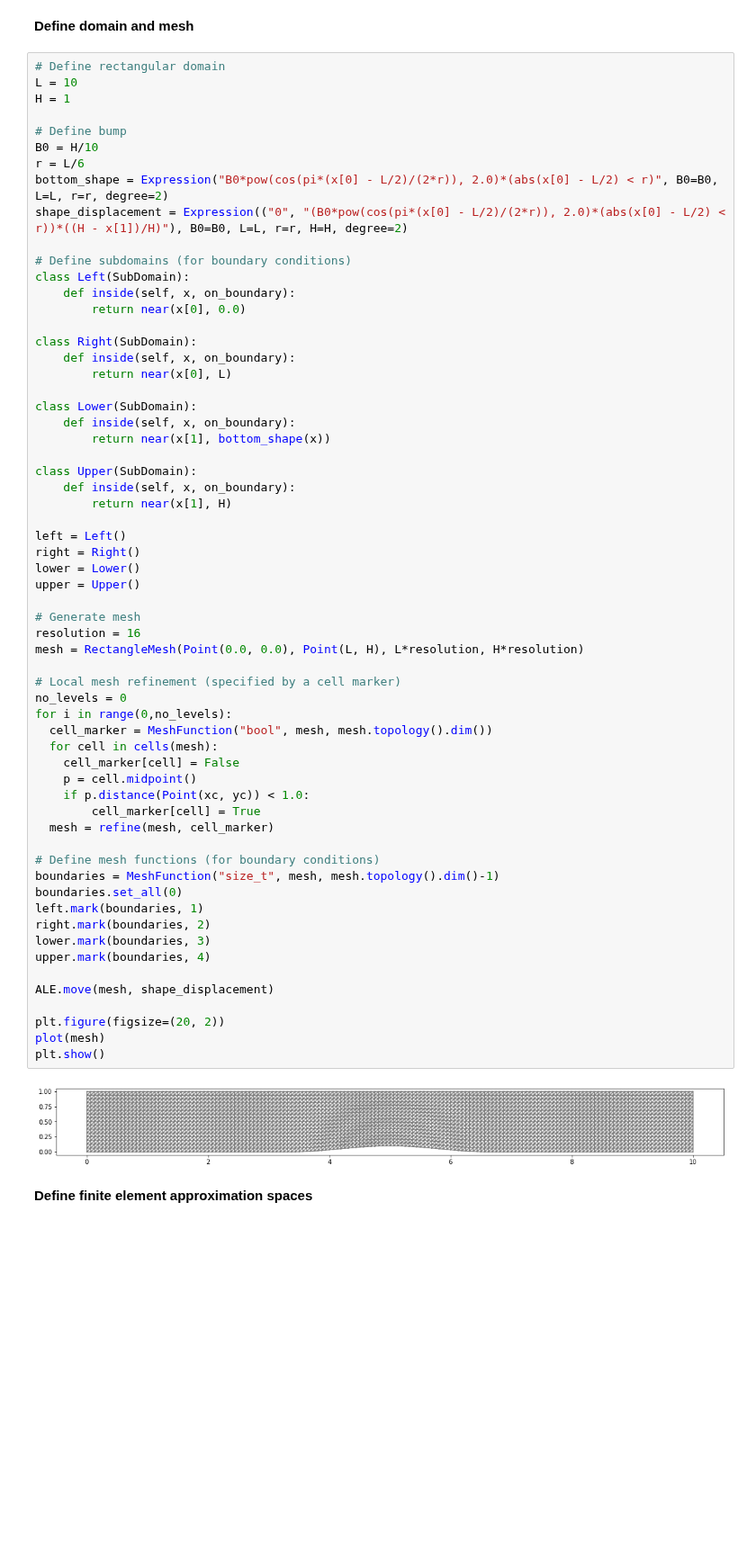
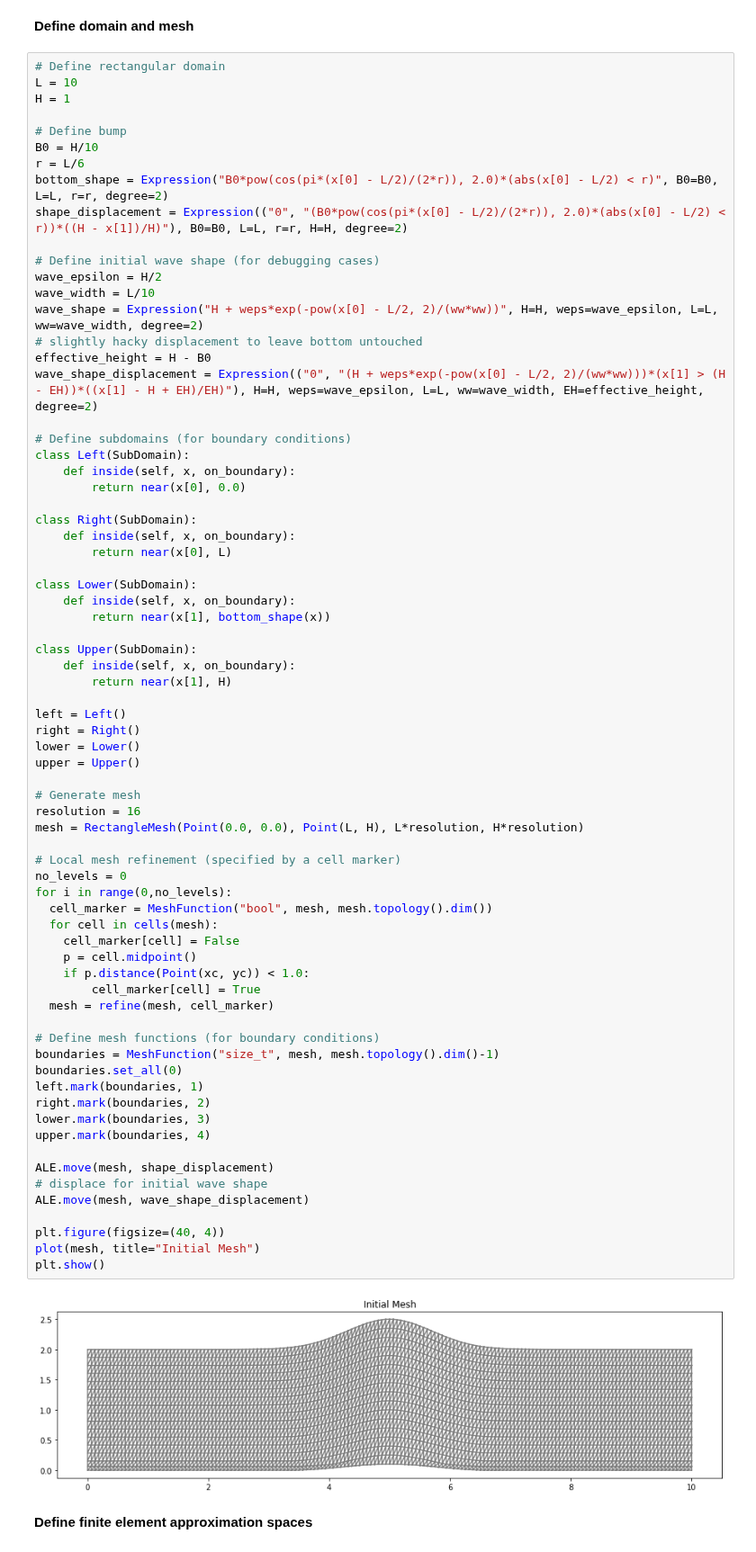
Before and after one commit to notanumber-sys/dd2365-project, a Jupyter notebook: project.ipynb, the cells around one changed output. Shown at 90% size. Drawn from its saved outputs; the diff is of its cells as text; blank space fills up the shorter version.

Commit message:
added Gaussian pulse as initial condition option for testing

```diff
--- a/project.ipynb
+++ b/project.ipynb
@@ -74,6 +74,14 @@ B0 = H/10
 r = L/6
 bottom_shape = Expression("B0*pow(cos(pi*(x[0] - L/2)/(2*r)), 2.0)*(abs(x[0] - L/2) < r)", B0=B0, L=L, r=r, degree=2)
 shape_displacement = Expression(("0", "(B0*pow(cos(pi*(x[0] - L/2)/(2*r)), 2.0)*(abs(x[0] - L/2) < r))*((H - x[1])/H)"), B0=B0, L=L, r=r, H=H, degree=2)
+
+# Define initial wave shape (for debugging cases)
+wave_epsilon = H/2
+wave_width = L/10
+wave_shape = Expression("H + weps*exp(-pow(x[0] - L/2, 2)/(ww*ww))", H=H, weps=wave_epsilon, L=L, ww=wave_width, degree=2)
+# slightly hacky displacement to leave bottom untouched
+effective_height = H - B0
+wave_shape_displacement = Expression(("0", "(H + weps*exp(-pow(x[0] - L/2, 2)/(ww*ww)))*(x[1] > (H - EH))*((x[1] - H + EH)/EH)"), H=H, weps=wave_epsilon, L=L, ww=wave_width, EH=effective_height, degree=2)
 
 # Define subdomains (for boundary conditions)
 class Left(SubDomain):
@@ -97,36 +105,38 @@ right = Right()
 lower = Lower()
 upper = Upper()
 
 # Generate mesh
 resolution = 16
 mesh = RectangleMesh(Point(0.0, 0.0), Point(L, H), L*resolution, H*resolution)
 
 # Local mesh refinement (specified by a cell marker)
 no_levels = 0
 for i in range(0,no_levels):
   cell_marker = MeshFunction("bool", mesh, mesh.topology().dim())
   for cell in cells(mesh):
     cell_marker[cell] = False
     p = cell.midpoint()
     if p.distance(Point(xc, yc)) < 1.0:
         cell_marker[cell] = True
   mesh = refine(mesh, cell_marker)
 
 # Define mesh functions (for boundary conditions)
 boundaries = MeshFunction("size_t", mesh, mesh.topology().dim()-1)
 boundaries.set_all(0)
 left.mark(boundaries, 1)
 right.mark(boundaries, 2)
 lower.mark(boundaries, 3)
 upper.mark(boundaries, 4)
 
 ALE.move(mesh, shape_displacement)
+# displace for initial wave shape
+ALE.move(mesh, wave_shape_displacement)
 
-plt.figure(figsize=(20, 2))
-plot(mesh)
+plt.figure(figsize=(40, 4))
+plot(mesh, title="Initial Mesh")
 plt.show()
 # %% [output]
-[figure, old version]
+[figure, new version]
 # %% [markdown]
 **Define finite element approximation spaces**
 # %%
```
